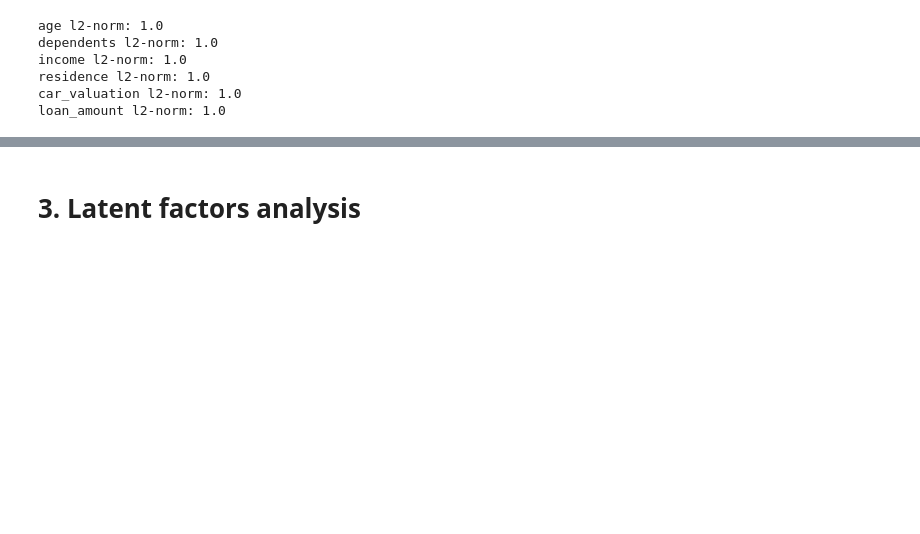
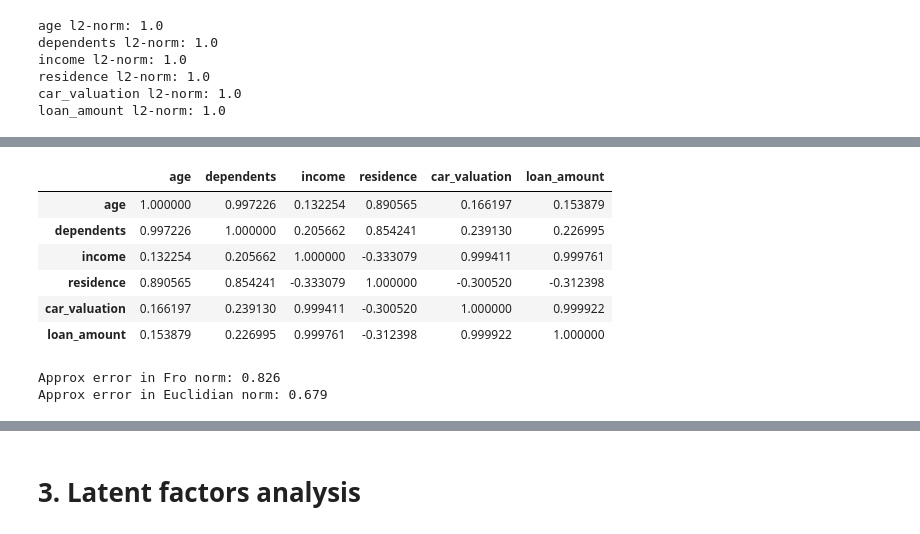
Before and after one commit to CodeSopranos/lab-2-data-analysis, a Jupyter notebook: lab2.ipynb, the cells around one changed output, grey strips where cells are left out. Cells and saved outputs as stored; diff of their text form; code cells hidden in the pictures; blank space fills up the shorter version.

```diff
--- a/lab2.ipynb
+++ b/lab2.ipynb
@@ -166,0 +266,2 @@ Visualization
+# %%
+df_approx_K = pd.DataFrame(Z_K, columns=df.columns)
@@ -166,0 +279,21 @@ Visualization
+# %%
+Z_K_corr = df_approx_K.corr()
+df_approx_K.corr()
+# %% [output]
+|  | age | dependents | income | residence | car_valuation | loan_amount |
+| age | 1.000000 | 0.997226 | 0.132254 | 0.890565 | 0.166197 | 0.153879 |
+| dependents | 0.997226 | 1.000000 | 0.205662 | 0.854241 | 0.239130 | 0.226995 |
+| income | 0.132254 | 0.205662 | 1.000000 | -0.333079 | 0.999411 | 0.999761 |
+| residence | 0.890565 | 0.854241 | -0.333079 | 1.000000 | -0.300520 | -0.312398 |
+| car_valuation | 0.166197 | 0.239130 | 0.999411 | -0.300520 | 1.000000 | 0.999922 |
+| loan_amount | 0.153879 | 0.226995 | 0.999761 | -0.312398 | 0.999922 | 1.000000 |
+# %%
+corr_errors = Z_corr - Z_K_corr
+ecorr_norm_F = np.linalg.norm(corr_errors, ord='fro') ** 2
+ecorr_norm_2 = np.linalg.norm(corr_errors, ord=2)
+
+print(f'Approx error in Fro norm: {ecorr_norm_F:.3f}')
+print(f'Approx error in Euclidian norm: {ecorr_norm_2:.3f}')
+# %% [output]
+Approx error in Fro norm: 0.826
+Approx error in Euclidian norm: 0.679
```
Also changed, not shown: parts of 19 cells of this notebook.
